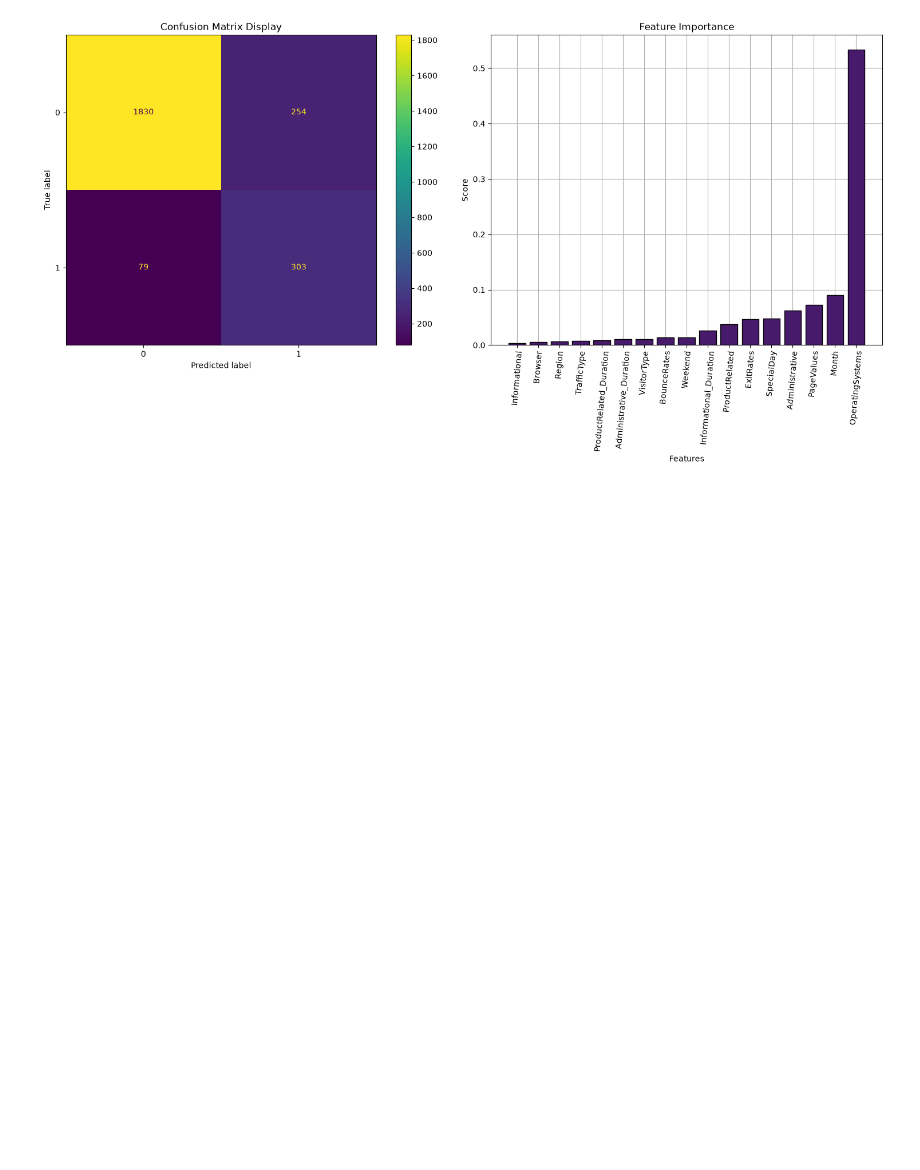
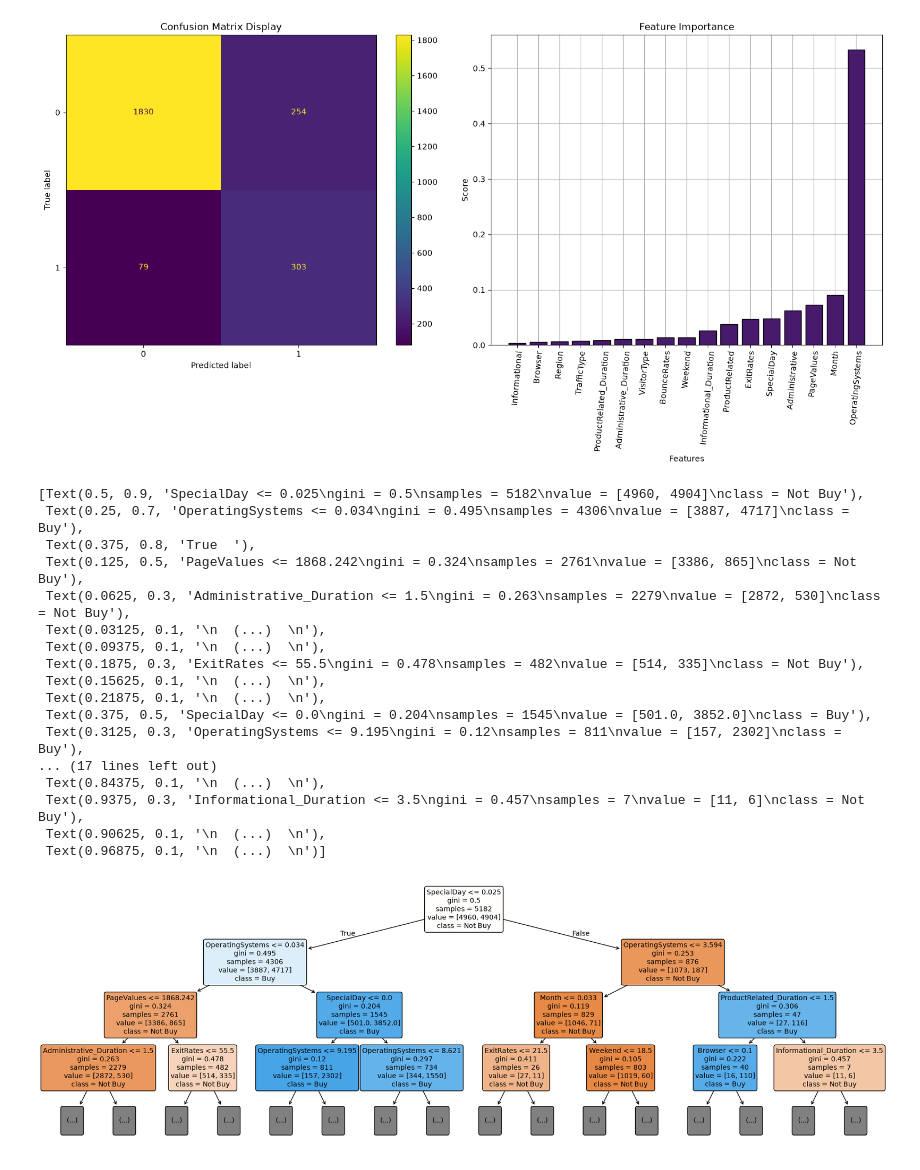
Before and after one commit to Lang-Shin/applied-ml-pipelines, a Jupyter notebook: RandomForest/Practice3/online_purchase_prediction.ipynb, the cells around one changed output. Cells and saved outputs as stored; diff of their text form; code cells hidden in the pictures; blank space fills up the shorter version.

```diff
--- a/RandomForest/Practice3/online_purchase_prediction.ipynb
+++ b/RandomForest/Practice3/online_purchase_prediction.ipynb
@@ -162,3 +162,37 @@ axes[1].tick_params(axis='x', rotation=85)
 plt.tight_layout()
 # %% [output]
 [figure]
+# %%
+# Plot the 1st tree in the forest
+from sklearn.tree import plot_tree
+
+fig, ax = plt.subplots(figsize=(22, 7))
+
+plot_tree(
+    model.estimators_[0],
+    max_depth=3,
+    feature_names = X.columns,
+    class_names=['Not Buy', 'Buy'],
+    filled=True,
+    rounded=True,
+    fontsize=10
+)
+# %% [output]
+[Text(0.5, 0.9, 'SpecialDay <= 0.025\ngini = 0.5\nsamples = 5182\nvalue = [4960, 4904]\nclass = Not Buy'),
+ Text(0.25, 0.7, 'OperatingSystems <= 0.034\ngini = 0.495\nsamples = 4306\nvalue = [3887, 4717]\nclass = Buy'),
+ Text(0.375, 0.8, 'True  '),
+ Text(0.125, 0.5, 'PageValues <= 1868.242\ngini = 0.324\nsamples = 2761\nvalue = [3386, 865]\nclass = Not Buy'),
+ Text(0.0625, 0.3, 'Administrative_Duration <= 1.5\ngini = 0.263\nsamples = 2279\nvalue = [2872, 530]\nclass = Not Buy'),
+ Text(0.03125, 0.1, '\n  (...)  \n'),
+ Text(0.09375, 0.1, '\n  (...)  \n'),
+ Text(0.1875, 0.3, 'ExitRates <= 55.5\ngini = 0.478\nsamples = 482\nvalue = [514, 335]\nclass = Not Buy'),
+ Text(0.15625, 0.1, '\n  (...)  \n'),
+ Text(0.21875, 0.1, '\n  (...)  \n'),
+ Text(0.375, 0.5, 'SpecialDay <= 0.0\ngini = 0.204\nsamples = 1545\nvalue = [501.0, 3852.0]\nclass = Buy'),
+ Text(0.3125, 0.3, 'OperatingSystems <= 9.195\ngini = 0.12\nsamples = 811\nvalue = [157, 2302]\nclass = Buy'),
+... (17 lines left out)
+ Text(0.84375, 0.1, '\n  (...)  \n'),
+ Text(0.9375, 0.3, 'Informational_Duration <= 3.5\ngini = 0.457\nsamples = 7\nvalue = [11, 6]\nclass = Not Buy'),
+ Text(0.90625, 0.1, '\n  (...)  \n'),
+ Text(0.96875, 0.1, '\n  (...)  \n')]
+[figure, added]
```
